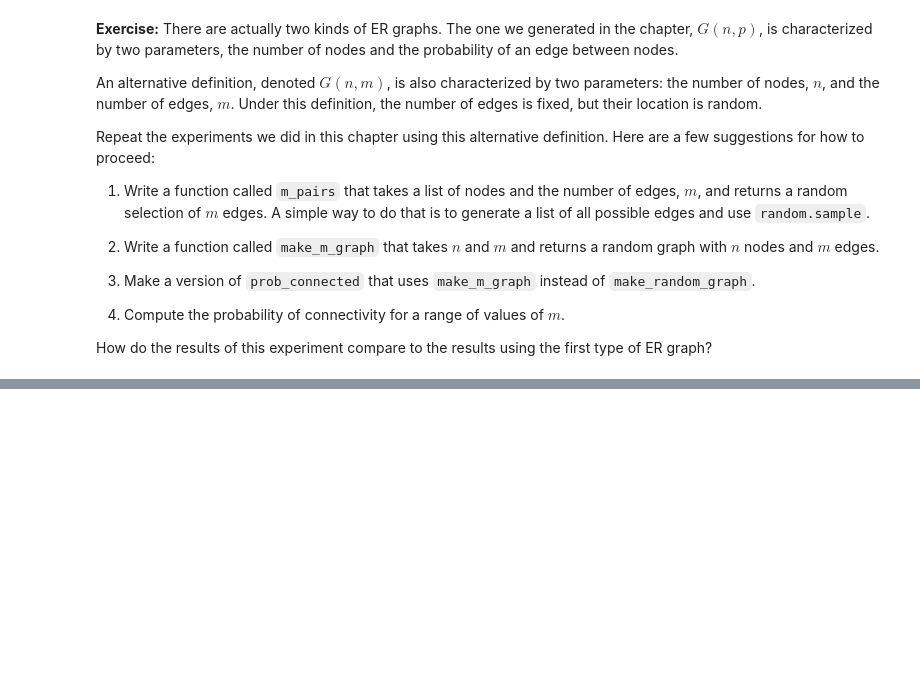
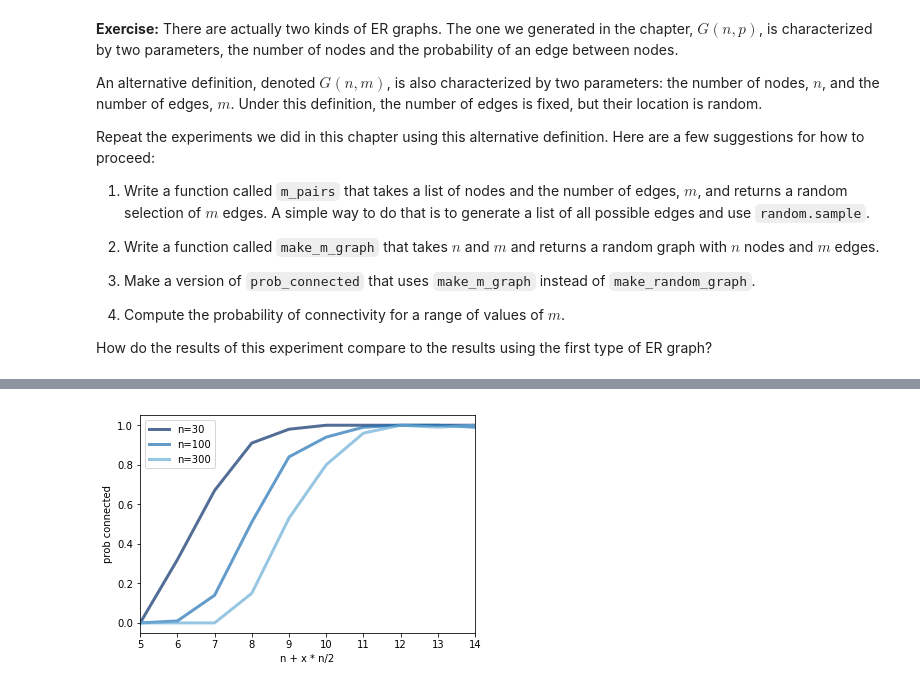
Before and after one commit to nrivkin/ThinkComplexity2, a Jupyter notebook: code/chap02mine.ipynb, the cells around one changed output, grey strips where cells are left out. Cells and saved outputs as stored; diff of their text form; code cells hidden in the pictures; blank space fills up the shorter version.

```diff
--- a/code/chap02mine.ipynb
+++ b/code/chap02mine.ipynb
@@ -460,0 +540,13 @@ How do the results of this experiment compare to the results using the first typ
+# %%
+ns = [30, 100, 300]
+
+thinkplot.preplot(len(ns))
+for n in ns:
+    ys = [m_prob_connected(n, m) for m in range(n, 6*n, n//2)]
+    thinkplot.plot(ps, ys, label='n=%d' % n)
+
+thinkplot.config(xlabel='n + x * n/2', ylabel='prob connected',
+                 xlim=[ps[0], ps[-1]],
+                 loc='upper left')
+# %% [output]
+[figure, added]
```
Also changed, not shown: parts of 18 cells of this notebook.
